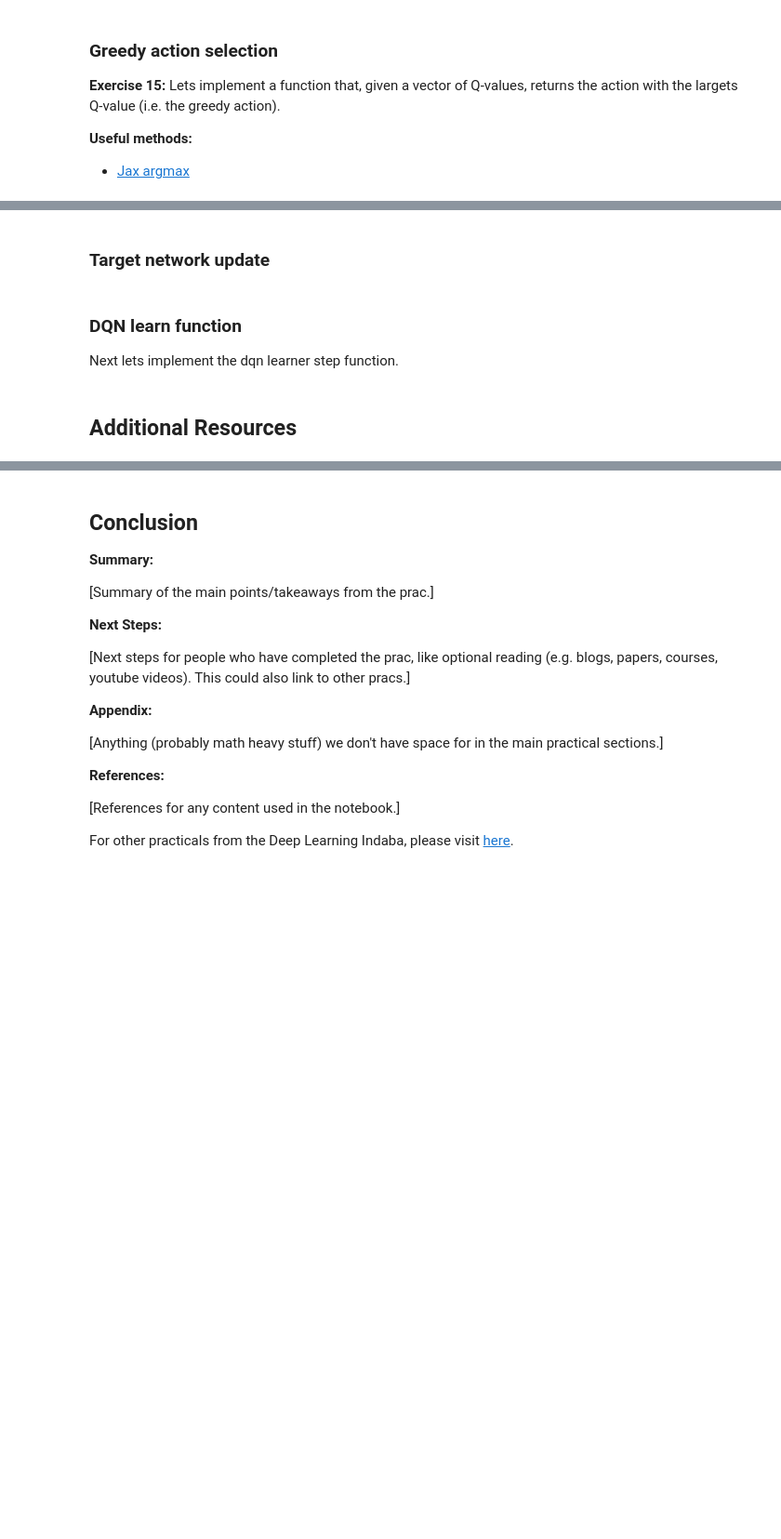
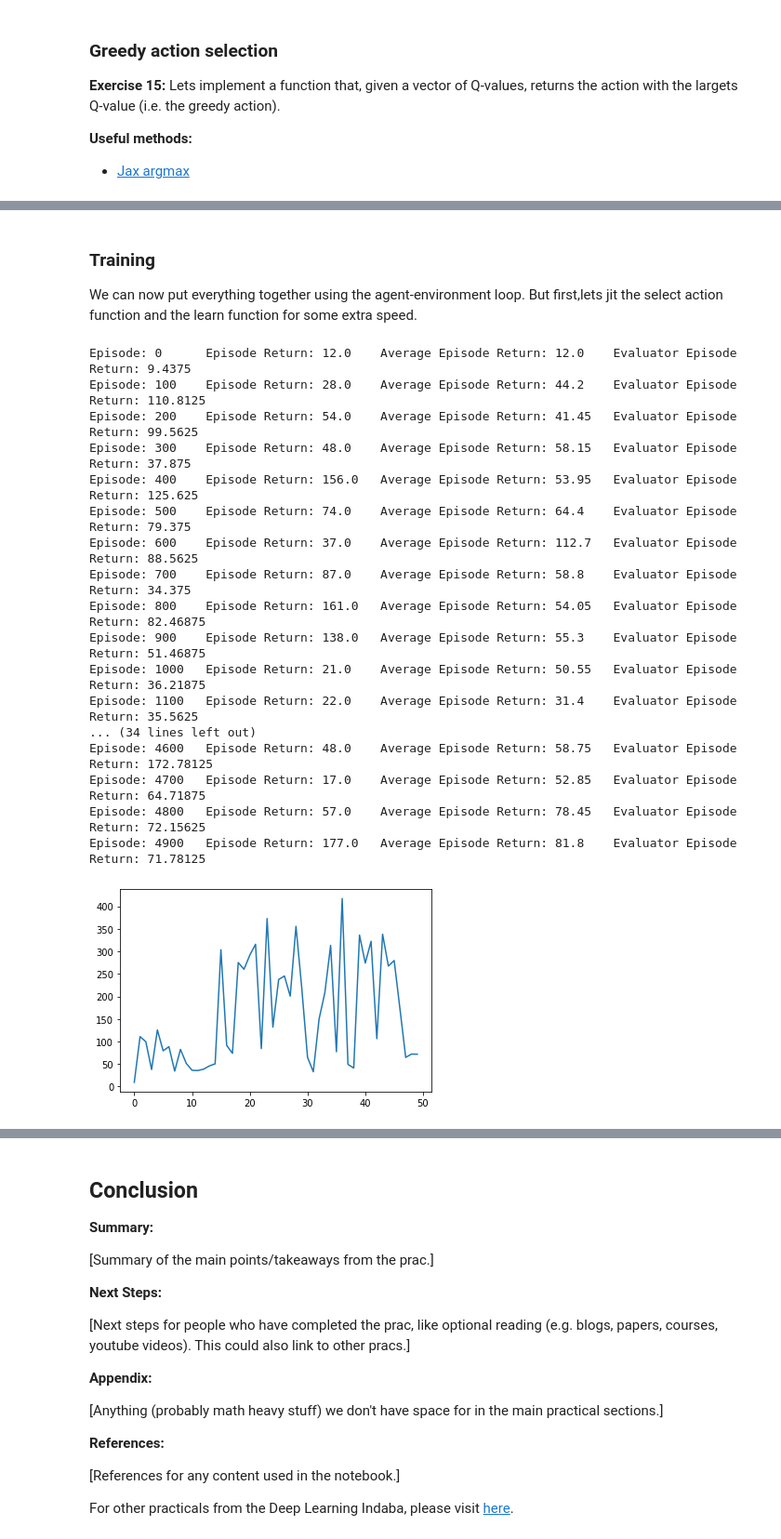
Before and after one commit to deep-learning-indaba/indaba-pracs-2022, a Jupyter notebook: intro_to_rl.ipynb, the cells around one changed output, grey strips where cells are left out. Shown at 93% size. Cells and saved outputs as stored; diff of their text form; code cells hidden in the pictures; blank space fills up the shorter version.

```diff
--- a/intro_to_rl.ipynb
+++ b/intro_to_rl.ipynb
@@ -1339,0 +1743,7 @@ print("Greedy action:", select_greedy_action(q_values))
+# %%
+QLearnerState = collections.namedtuple("LearnerState", ["optim_state"])
+
+# Initialise Q-network optimizer
+Q_LEARN_OPTIMIZER = optax.adam(1e-3) # learning rate = 0.001
+Q_LEARN_OPTIM_STATE = Q_LEARN_OPTIMIZER.init(Q_NETWORK_WEIGHTS)
+Q_LEARNING_LEARN_STATE = QLearnerState(Q_LEARN_OPTIM_STATE)
@@ -1403,5 +1887,6 @@ print("Epsilon after 10 010 timesteps:", get_epsilon(10_010))
 # %%
 def select_epsilon_greedy_action(key, q_values, num_timesteps):
+    action = None
 
     # YOUR CODE HERE
 
@@ -1412,7 +1897,7 @@ def select_epsilon_greedy_action(key, q_values, num_timesteps):
 
 # TEST
 dummy_q_values = jnp.array([0,1], jnp.float32)
-num_timesteps = 1010 # very greedy
+num_timesteps = 3010 # very greedy
 print("Greedy actions:", end=" ")
 for i in range(10):
     print(select_epsilon_greedy_action(next(rng), dummy_q_values, num_timesteps), end=" ")
@@ -1482,10 +1953,10 @@ We now have everything we need to make the `DQN_select_action function`. We will
 # %%
 # Actor state stores the current number of timesteps
-ActorState = collections.namedtuple("ActorState", ["count"])
+QActorState = collections.namedtuple("ActorState", ["count"])
 
-def dqn_select_action(key, params, actor_state, obs, evaluation=False):
+def q_learning_select_action(key, params, actor_state, obs, evaluation=False):
     obs = jnp.expand_dims(obs, axis=0) # add dummy batch dim
-    q_values = Q_NETWORK.apply(params.online, obs)[0] # remove batch dim
+    q_values = Q_NETWORK.apply(params, obs)[0] # remove batch dim
 
     action = select_epsilon_greedy_action(key, q_values, actor_state.count)
     greedy_action = select_greedy_action(q_values)
@@ -1496,6 +1967,8 @@ def dqn_select_action(key, params, actor_state, obs, evaluation=False):
         action
     )
 
-    next_actor_state = ActorState(actor_state.count + 1) # increment timestep counter
+    next_actor_state = QActorState(actor_state.count + 1) # increment timestep counter
 
     return action, next_actor_state
+
+Q_LEARNING_ACTOR_STATE = QActorState(0) # counter set to zero
@@ -1568,2 +1974,0 @@ DQN_optim_state = optim.init(Q_NETWORK_WEIGHTS)
-# %% [markdown]
-### Target network update
@@ -1590,4 +1974,0 @@ print("Updated target params:", update_target_jit(DQN_params, 0).target.keys())
-# %% [markdown]
-### DQN learn function
-
-Next lets implement the dqn learner step function.
@@ -1613,26 +1975,46 @@ def dqn_learner_step(rng, params, learner_state, memory):
+# %% [markdown]
+### Training
+We can now put everything together using the agent-environment loop. But first,lets jit the select action function and the learn function for some extra speed.
 # %%
-# DQN params
-dqn_params = DQNParams(Q_NETWORK_WEIGHTS, Q_NETWORK_WEIGHTS)
-
-# Initialise actor
-actor_state = ActorState(0)
-dqn_select_action_jit = jax.jit(dqn_select_action)
-
-# Initialise learner
-learner_state = LearnerState(0, DQN_optim_state)
-dqn_learner_step_jit = jax.jit(dqn_learner_step)
+# Jit functions
+q_learning_select_action_jit = jax.jit(q_learning_select_action)
+q_learner_step_jit = jax.jit(q_learner_step)
 
 # Initialise memory
 memory = TransitionMemory(5000, 256) # store 5000 transitions
 
 # Run environment loop
-episode_returns, evaluator_returns = run_environment_loop(rng, env, dqn_params,
-                      dqn_select_action_jit, actor_state,
-                      dqn_learner_step_jit, learner_state, memory,
-                      num_episodes=5_000,
-                      learner_steps_per_episode=4)
+episode_returns, evaluator_returns = run_environment_loop(
+                                        rng,
+                                        env,
+                                        Q_NETWORK_WEIGHTS,
+                                        q_learning_select_action_jit,
+                                        Q_LEARNING_ACTOR_STATE,
+                                        q_learner_step_jit,
+                                        Q_LEARNING_LEARN_STATE,
+                                        Q_LEARNING_MEMORY,
+                                        num_episodes=5_000,
+                                        learner_steps_per_episode=4
+                                    )
 
 plt.plot(evaluator_returns)
 plt.show()
+# %% [output]
+Episode: 0      Episode Return: 12.0    Average Episode Return: 12.0    Evaluator Episode Return: 9.4375
+Episode: 100    Episode Return: 28.0    Average Episode Return: 44.2    Evaluator Episode Return: 110.8125
+Episode: 200    Episode Return: 54.0    Average Episode Return: 41.45   Evaluator Episode Return: 99.5625
+Episode: 300    Episode Return: 48.0    Average Episode Return: 58.15   Evaluator Episode Return: 37.875
+Episode: 400    Episode Return: 156.0   Average Episode Return: 53.95   Evaluator Episode Return: 125.625
+Episode: 500    Episode Return: 74.0    Average Episode Return: 64.4    Evaluator Episode Return: 79.375
+Episode: 600    Episode Return: 37.0    Average Episode Return: 112.7   Evaluator Episode Return: 88.5625
+Episode: 700    Episode Return: 87.0    Average Episode Return: 58.8    Evaluator Episode Return: 34.375
+Episode: 800    Episode Return: 161.0   Average Episode Return: 54.05   Evaluator Episode Return: 82.46875
+Episode: 900    Episode Return: 138.0   Average Episode Return: 55.3    Evaluator Episode Return: 51.46875
+Episode: 1000   Episode Return: 21.0    Average Episode Return: 50.55   Evaluator Episode Return: 36.21875
+Episode: 1100   Episode Return: 22.0    Average Episode Return: 31.4    Evaluator Episode Return: 35.5625
+... (34 lines left out)
+Episode: 4600   Episode Return: 48.0    Average Episode Return: 58.75   Evaluator Episode Return: 172.78125
+Episode: 4700   Episode Return: 17.0    Average Episode Return: 52.85   Evaluator Episode Return: 64.71875
+Episode: 4800   Episode Return: 57.0    Average Episode Return: 78.45   Evaluator Episode Return: 72.15625
+Episode: 4900   Episode Return: 177.0   Average Episode Return: 81.8    Evaluator Episode Return: 71.78125
+[figure, added]
-# %% [markdown]
-## Additional Resources
```
Also changed, not shown: parts of 84 cells of this notebook.
